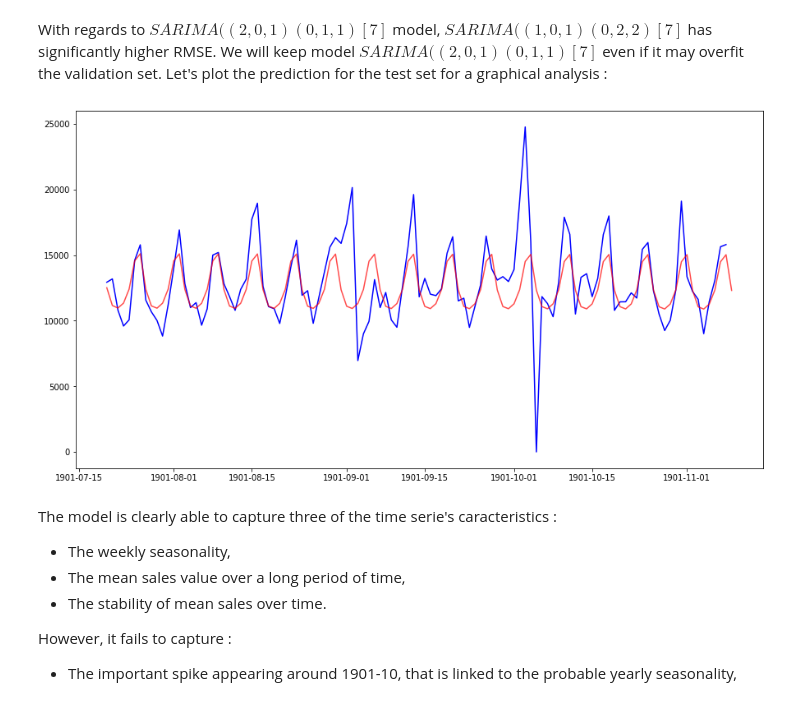
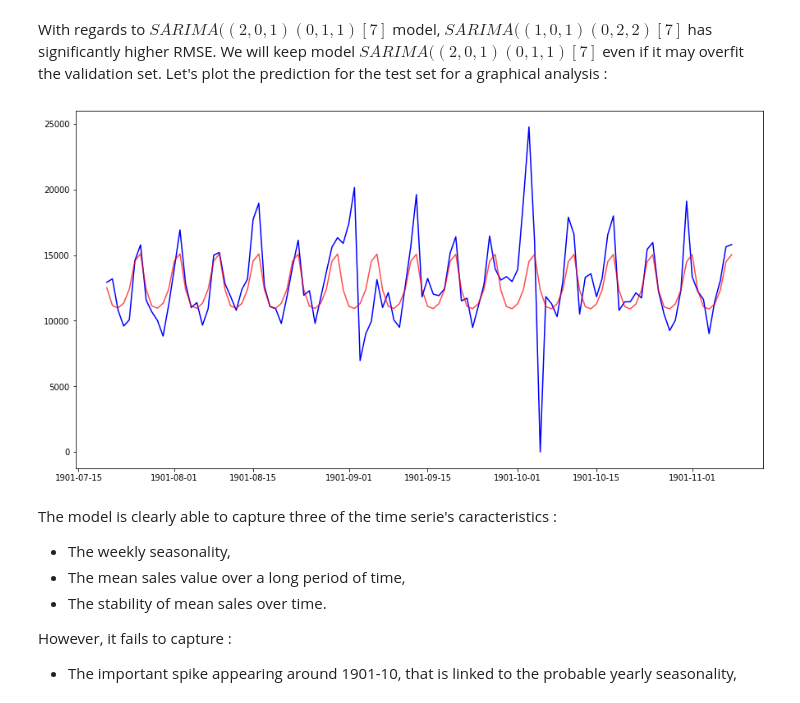
Before and after one commit to LouisAuneau/MISC-sales-forecasting, a Jupyter notebook: Report.ipynb, the cells around one changed output. Drawn from its saved outputs; the diff is of its cells as text; code cells hidden in the pictures.

```diff
--- a/Report.ipynb
+++ b/Report.ipynb
@@ -498,15 +509,15 @@ RMSE SARIMA((1, 0, 1)(0, 2, 2)[7]) : 2602.843800337849
 With regards to $SARIMA((2, 0, 1)(0, 1, 1)[7]$ model, $SARIMA((1, 0, 1)(0, 2, 2)[7]$ has significantly higher RMSE. We will keep model $SARIMA((2, 0, 1)(0, 1, 1)[7]$ even if it may overfit the validation set. Let's plot the prediction for the test set for a graphical analysis :
 # %%
 sarima_model = sarima_forecast(train, (2, 0, 1), (0, 1, 1, 7))
-sarima_predictions = sarima_model.predict(len(train), len(train) + len(test))
+sarima_predictions = sarima_model.predict(len(train), len(train) + len(test) - 1)
 
 # Plotting prediction over original time serie
 pl.rcParams["figure.figsize"] = (15,8)
 plt.plot(test, 'b')
 plt.plot(sarima_predictions, 'r', alpha = 0.7)
 plt.show()
 # %% [output]
-[figure, old version]
+[figure, new version]
 # %% [markdown]
 The model is clearly able to capture three of the time serie's caracteristics :
 - The weekly seasonality,
```
Also changed, not shown: parts of 24 cells of this notebook.
